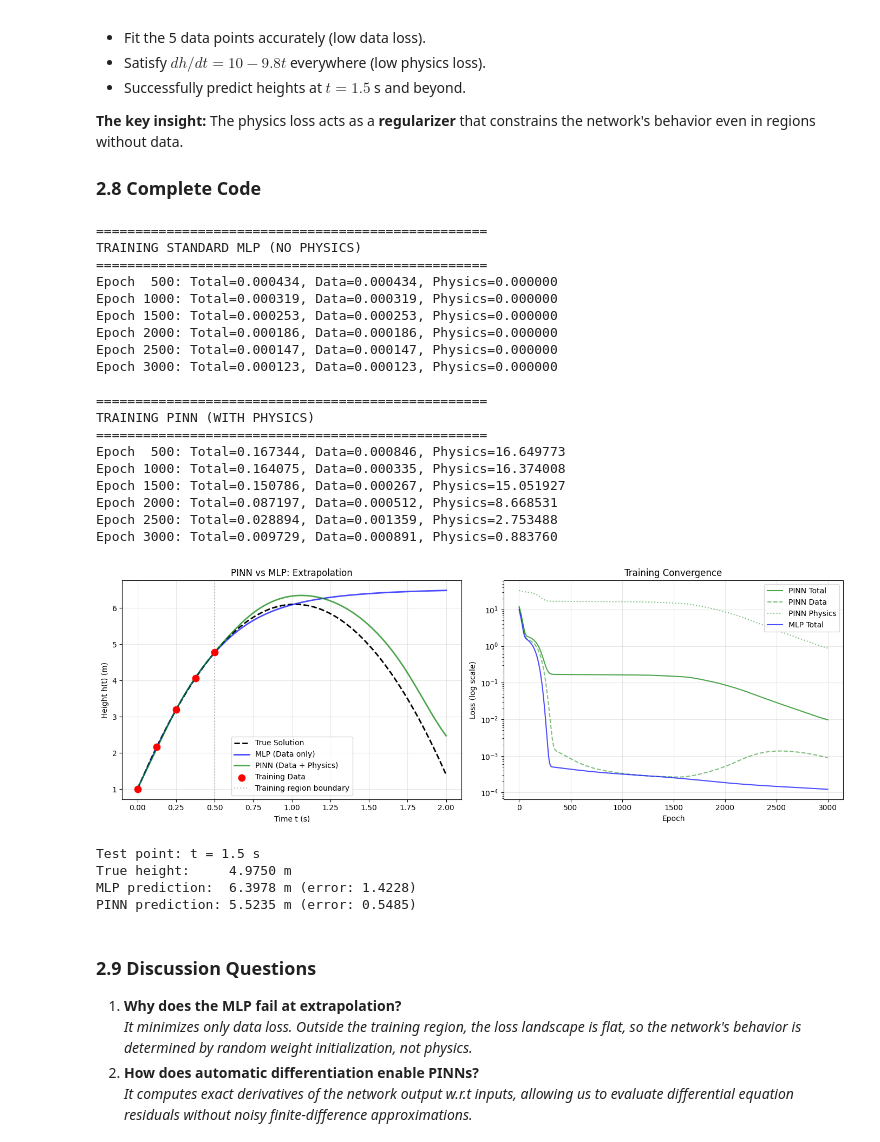
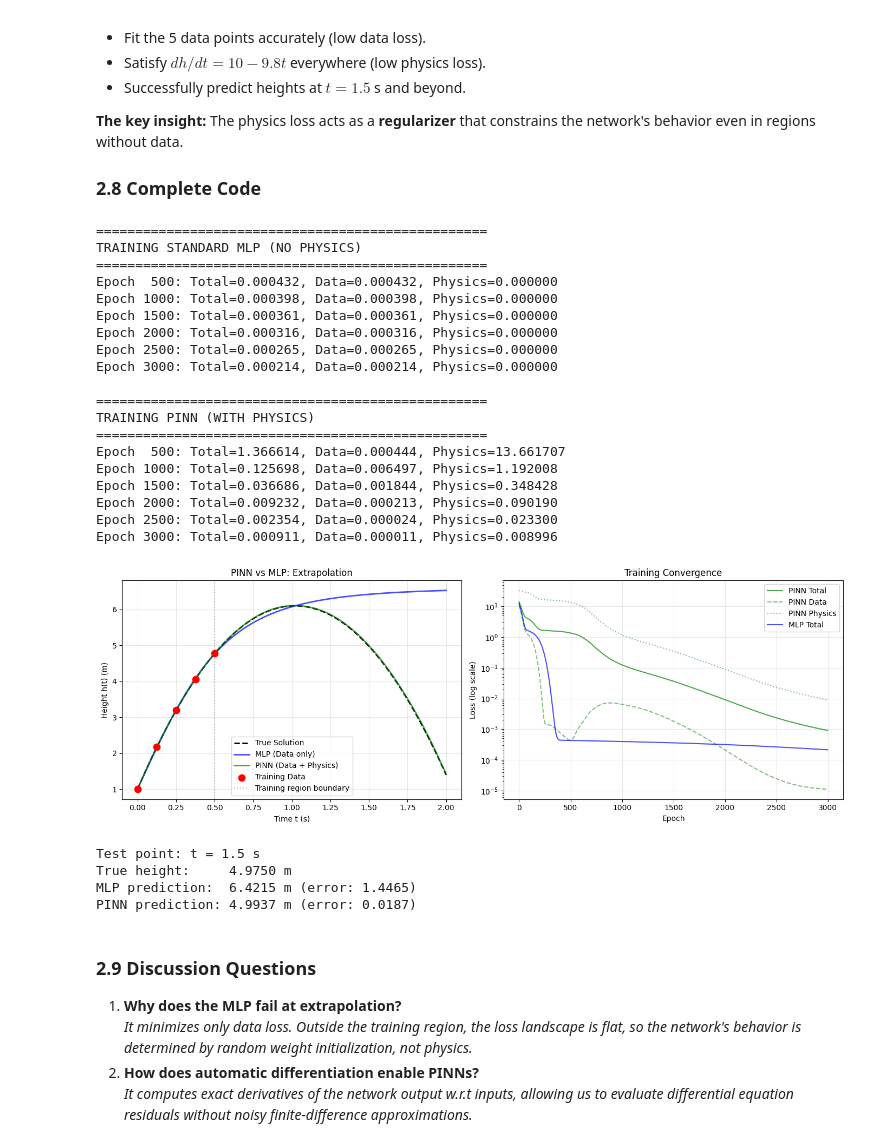
Before and after one commit to fum-cs/deep-learning, a Jupyter notebook: _sources/lecture11_pinns.ipynb, the cells around one changed output. Saved outputs shown, nothing was run; the diff lists cells and outputs as text; code cells hidden in the pictures.

```diff
--- a/_sources/lecture11_pinns.ipynb
+++ b/_sources/lecture11_pinns.ipynb
@@ -232,7 +232,7 @@ def compute_derivative(y, t):
 # TRAINING FUNCTION
 # ============================================
 def train_pinn(model, t_data, h_data, t_physics,
-               lambda_physics=0.01, epochs=3000, lr=0.001):
+               lambda_physics=0.1, epochs=3000, lr=0.001):
     optimizer = torch.optim.Adam(model.parameters(), lr=lr)
     loss_history = {'total': [], 'data': [], 'physics': []}
     use_physics = t_physics.numel() > 0
@@ -283,7 +283,7 @@ print("\n" + "=" * 50); print("TRAINING PINN (WITH PHYSICS)"); print("=" * 50)
 t_physics = torch.linspace(0, 2, 50).view(-1, 1)
 pinn = ProjectilePINN()
 loss_history_pinn = train_pinn(pinn, t_experiment, h_experiment,
-                               t_physics, lambda_physics=0.01, epochs=3000)
+                               t_physics, lambda_physics=0.1, epochs=3000)
 
 # ============================================
 # VISUALIZE RESULTS
@@ -307,50 +307,50 @@ plt.subplot(1, 2, 2)
 plt.semilogy(loss_history_pinn['total'], 'g-', alpha=0.7, label='PINN Total')
 plt.semilogy(loss_history_pinn['data'], 'g--', alpha=0.5, label='PINN Data')
 plt.semilogy(loss_history_pinn['physics'], 'g:', alpha=0.5, label='PINN Physics')
 plt.semilogy(loss_history_mlp['total'], 'b-', alpha=0.7, label='MLP Total')
 plt.xlabel('Epoch'); plt.ylabel('Loss (log scale)')
 plt.title('Training Convergence'); plt.legend(); plt.grid(True, alpha=0.3)
 
 plt.tight_layout(); plt.show()
 
 # ============================================
 # QUANTITATIVE COMPARISON
 # ============================================
 t_test = torch.tensor([[1.5]])
 h_true = true_solution(t_test).item()
 with torch.no_grad():
     h_mlp_test = mlp(t_test).item()
     h_pinn_test = pinn(t_test).item()
 
 print(f"\nTest point: t = 1.5 s")
 print(f"True height:     {h_true:.4f} m")
 print(f"MLP prediction:  {h_mlp_test:.4f} m (error: {abs(h_true-h_mlp_test):.4f})")
 print(f"PINN prediction: {h_pinn_test:.4f} m (error: {abs(h_true-h_pinn_test):.4f})")
 # %% [output]
 ==================================================
 TRAINING STANDARD MLP (NO PHYSICS)
 ==================================================
-Epoch  500: Total=0.000434, Data=0.000434, Physics=0.000000
-Epoch 1000: Total=0.000319, Data=0.000319, Physics=0.000000
-Epoch 1500: Total=0.000253, Data=0.000253, Physics=0.000000
-Epoch 2000: Total=0.000186, Data=0.000186, Physics=0.000000
-Epoch 2500: Total=0.000147, Data=0.000147, Physics=0.000000
-Epoch 3000: Total=0.000123, Data=0.000123, Physics=0.000000
+Epoch  500: Total=0.000432, Data=0.000432, Physics=0.000000
+Epoch 1000: Total=0.000398, Data=0.000398, Physics=0.000000
+Epoch 1500: Total=0.000361, Data=0.000361, Physics=0.000000
+Epoch 2000: Total=0.000316, Data=0.000316, Physics=0.000000
+Epoch 2500: Total=0.000265, Data=0.000265, Physics=0.000000
+Epoch 3000: Total=0.000214, Data=0.000214, Physics=0.000000
 
 ==================================================
 TRAINING PINN (WITH PHYSICS)
 ==================================================
-Epoch  500: Total=0.167344, Data=0.000846, Physics=16.649773
-Epoch 1000: Total=0.164075, Data=0.000335, Physics=16.374008
-Epoch 1500: Total=0.150786, Data=0.000267, Physics=15.051927
-Epoch 2000: Total=0.087197, Data=0.000512, Physics=8.668531
-Epoch 2500: Total=0.028894, Data=0.001359, Physics=2.753488
-Epoch 3000: Total=0.009729, Data=0.000891, Physics=0.883760
+Epoch  500: Total=1.366614, Data=0.000444, Physics=13.661707
+Epoch 1000: Total=0.125698, Data=0.006497, Physics=1.192008
+Epoch 1500: Total=0.036686, Data=0.001844, Physics=0.348428
+Epoch 2000: Total=0.009232, Data=0.000213, Physics=0.090190
+Epoch 2500: Total=0.002354, Data=0.000024, Physics=0.023300
+Epoch 3000: Total=0.000911, Data=0.000011, Physics=0.008996
-[figure, old version]
+[figure, new version]
 Test point: t = 1.5 s
 True height:     4.9750 m
-MLP prediction:  6.3978 m (error: 1.4228)
-PINN prediction: 5.5235 m (error: 0.5485)
+MLP prediction:  6.4215 m (error: 1.4465)
+PINN prediction: 4.9937 m (error: 0.0187)
 # %% [markdown]
 
 ### 2.9 Discussion Questions
```
Also changed, not shown: parts of 2 cells of this notebook, 5 other files.
